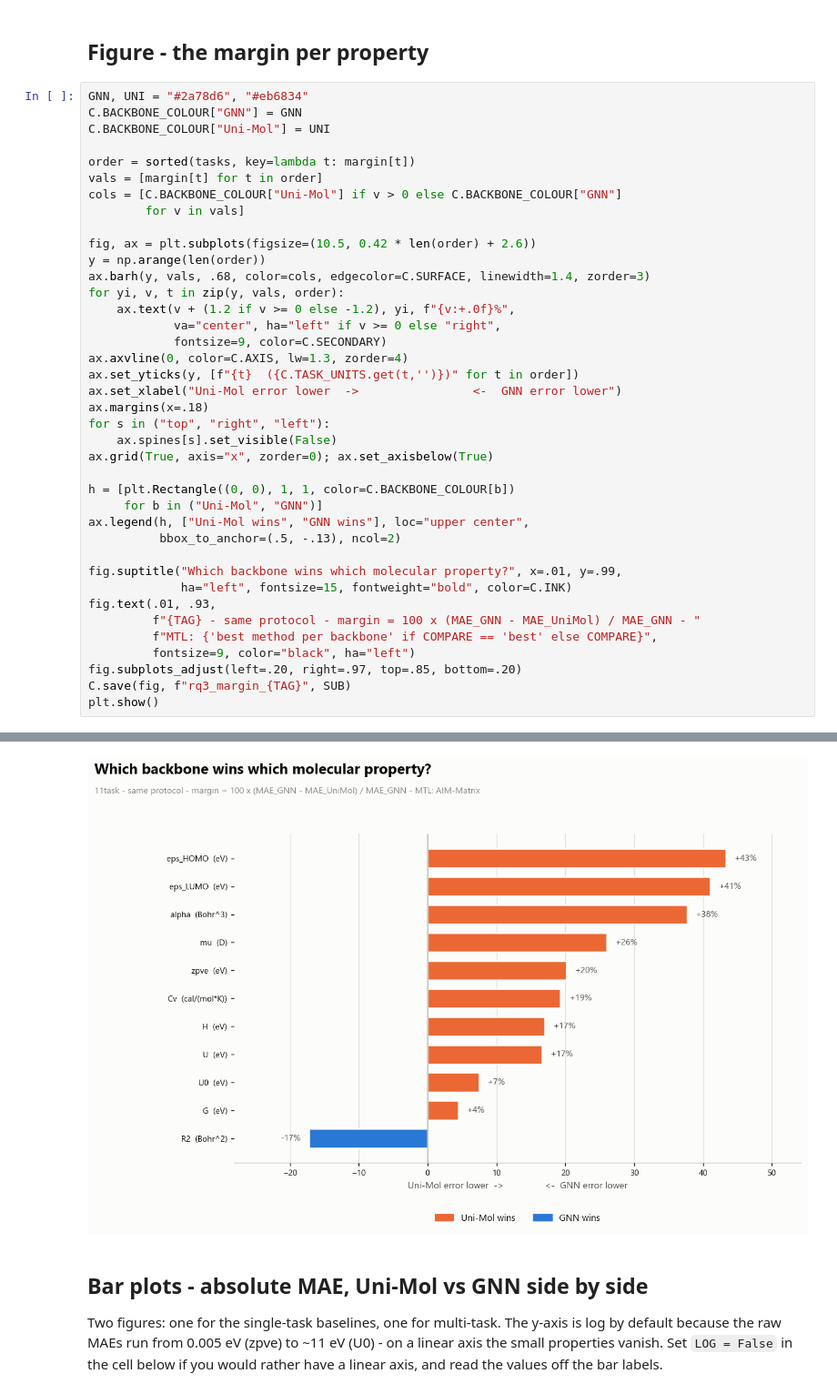
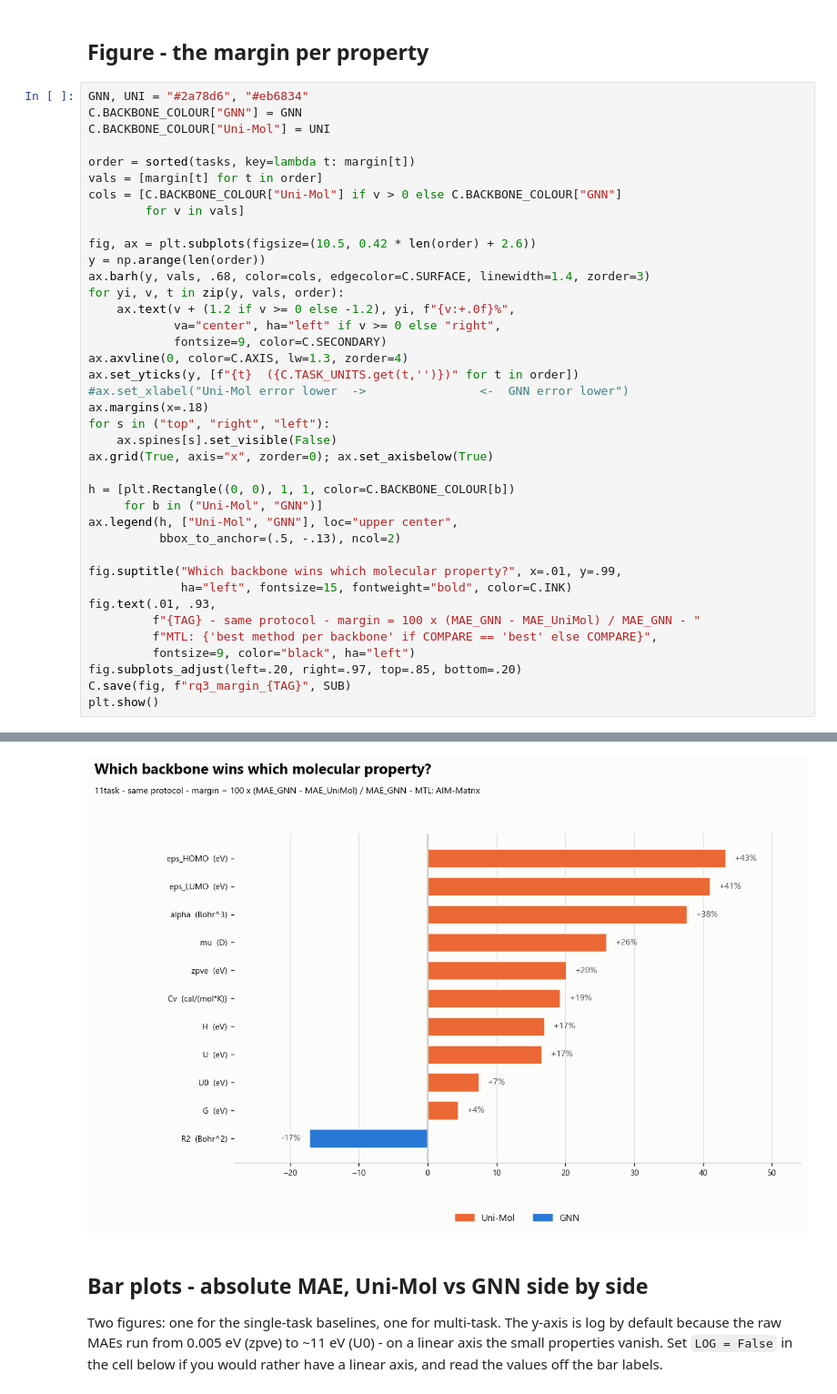
Before and after one commit to Sutharnisha/aim_mtl, a Jupyter notebook: notebooks/08_rq3_backbone_comparison.ipynb, the cells around one changed output, grey strips where cells are left out. Shown at 91% size. Cells and saved outputs as stored; diff of their text form.

Commit message:
plots updated

```diff
--- a/notebooks/08_rq3_backbone_comparison.ipynb
+++ b/notebooks/08_rq3_backbone_comparison.ipynb
@@ -100,36 +103,36 @@ cols = [C.BACKBONE_COLOUR["Uni-Mol"] if v > 0 else C.BACKBONE_COLOUR["GNN"]
 
 fig, ax = plt.subplots(figsize=(10.5, 0.42 * len(order) + 2.6))
 y = np.arange(len(order))
 ax.barh(y, vals, .68, color=cols, edgecolor=C.SURFACE, linewidth=1.4, zorder=3)
 for yi, v, t in zip(y, vals, order):
     ax.text(v + (1.2 if v >= 0 else -1.2), yi, f"{v:+.0f}%",
             va="center", ha="left" if v >= 0 else "right",
             fontsize=9, color=C.SECONDARY)
 ax.axvline(0, color=C.AXIS, lw=1.3, zorder=4)
 ax.set_yticks(y, [f"{t}  ({C.TASK_UNITS.get(t,'')})" for t in order])
-ax.set_xlabel("Uni-Mol error lower  ->                <-  GNN error lower")
+#ax.set_xlabel("Uni-Mol error lower  ->                <-  GNN error lower")
 ax.margins(x=.18)
 for s in ("top", "right", "left"):
     ax.spines[s].set_visible(False)
 ax.grid(True, axis="x", zorder=0); ax.set_axisbelow(True)
 
 h = [plt.Rectangle((0, 0), 1, 1, color=C.BACKBONE_COLOUR[b])
      for b in ("Uni-Mol", "GNN")]
-ax.legend(h, ["Uni-Mol wins", "GNN wins"], loc="upper center",
+ax.legend(h, ["Uni-Mol", "GNN"], loc="upper center",
           bbox_to_anchor=(.5, -.13), ncol=2)
 
 fig.suptitle("Which backbone wins which molecular property?", x=.01, y=.99,
              ha="left", fontsize=15, fontweight="bold", color=C.INK)
 fig.text(.01, .93,
          f"{TAG} - same protocol - margin = 100 x (MAE_GNN - MAE_UniMol) / MAE_GNN - "
          f"MTL: {'best method per backbone' if COMPARE == 'best' else COMPARE}",
          fontsize=9, color="black", ha="left")
 fig.subplots_adjust(left=.20, right=.97, top=.85, bottom=.20)
 C.save(fig, f"rq3_margin_{TAG}", SUB)
 plt.show()
 # %% [output]
 saved E:\Projects\aim_mtl\notebooks\figures\11task\rq3\rq3_margin_11task.png
-[figure, old version]
+[figure, new version]
 # %% [markdown]
 ## Bar plots - absolute MAE, Uni-Mol vs GNN side by side
 
```
Also changed, not shown: parts of 2 cells of this notebook, 3 other files.
